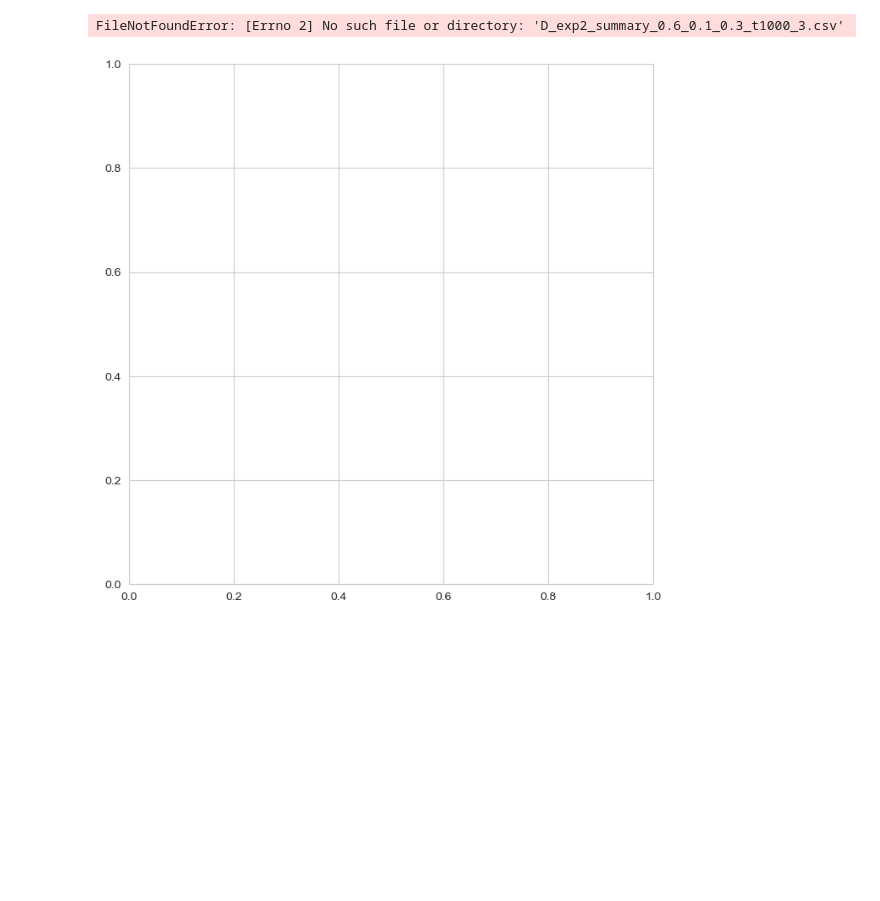
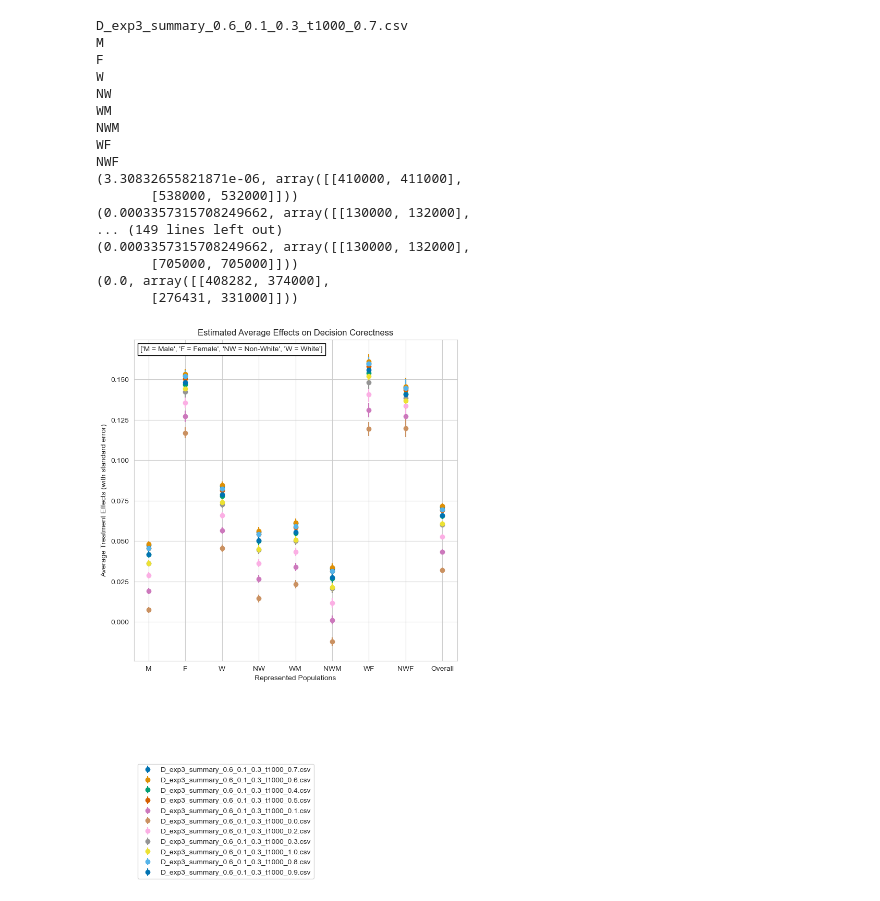
Before and after one commit to rajiinio/exp-design-human-decisions, a Jupyter notebook: ai_human_data_analysis_actual.ipynb, the cells around one changed output. Drawn from its saved outputs; the diff is of its cells as text; code cells hidden in the pictures; blank space fills up the shorter version.

```diff
--- a/ai_human_data_analysis_actual.ipynb
+++ b/ai_human_data_analysis_actual.ipynb
@@ -198,48 +157,72 @@ index={"estimated_effect_y":0, "estimated_effect_d":1, "estimated_effect_dcorr":
 
 
 #files_exp3_1k = #["D_exp3_summary_0.6_0.1_0.3_t1000_3.csv", "D_exp3_summary_0.6_0.1_0.3_t1000_4.csv", "D_exp3_summary_0.6_0.1_0.3_t1000_5.csv", "D_exp3_summary_0.6_0.1_0.3_t1000_6.csv"]
-files_exp3_10 = ["D_exp3_summary_0.6_0.1_0.3_t10_0.1.csv", "D_exp3_summary_0.6_0.1_0.3_t10_0.2.csv", "D_exp3_summary_0.6_0.1_0.3_t10_0.3.csv", "D_exp3_summary_0.6_0.1_0.3_t10_0.4.csv", "D_exp3_summary_0.6_0.1_0.3_t10_0.5.csv", "D_exp3_summary_0.6_0.1_0.3_t10_0.6.csv", "D_exp3_summary_0.6_0.1_0.3_t10_0.7.csv", "D_exp3_summary_0.6_0.1_0.3_t10_0.8.csv", "D_exp3_summary_0.6_0.1_0.3_t10_0.9.csv", "D_exp3_summary_0.6_0.1_0.3_t10_1.0.csv"]
-files_exp2_1k = ["D_exp2_summary_0.6_0.1_0.3_t1000_3.csv", "D_exp2_summary_0.6_0.1_0.3_t1000_4.csv", "D_exp2_summary_0.6_0.1_0.3_t1000_5.csv", "D_exp2_summary_0.6_0.1_0.3_t1000_6.csv"]
-files_exp2_10 = ["D_exp2_summary_0.6_0.1_0.3_t10_3.csv", "D_exp2_summary_0.6_0.1_0.3_t10_4.csv", "D_exp2_summary_0.6_0.1_0.3_t10_5.csv", "D_exp2_summary_0.6_0.1_0.3_t10_6.csv"]
-files_exp1_10 = ["exp_summaryx_0.5_0.5_t10.csv", "exp_summaryx_0.6_0.1_0.3_t10.csv", "exp_summaryx_0.333_0.333_0.333_t10.csv", "exp_summaryx_0.999999999_1e-07_t10.csv"]
-files_exp1_1k = ["exp_summaryx_0.5_0.5_t1000.csv", "exp_summaryx_0.6_0.1_0.3_t1000.csv", "exp_summaryx_0.333_0.333_0.333_t1000.csv", "exp_summaryx_0.999999999_1e-07_t1000.csv"]
+#files_exp3_10 = ["D_exp3_summary_0.6_0.1_0.3_t10_0.1.csv", "D_exp3_summary_0.6_0.1_0.3_t10_0.2.csv", "D_exp3_summary_0.6_0.1_0.3_t10_0.3.csv", "D_exp3_summary_0.6_0.1_0.3_t10_0.4.csv", "D_exp3_summary_0.6_0.1_0.3_t10_0.5.csv", "D_exp3_summary_0.6_0.1_0.3_t10_0.6.csv", "D_exp3_summary_0.6_0.1_0.3_t10_0.7.csv", "D_exp3_summary_0.6_0.1_0.3_t10_0.8.csv", "D_exp3_summary_0.6_0.1_0.3_t10_0.9.csv", "D_exp3_summary_0.6_0.1_0.3_t10_1.0.csv"]
+#files_exp2_1k = ["D_exp2_summary_0.6_0.1_0.3_t1000_3.csv", "D_exp2_summary_0.6_0.1_0.3_t1000_4.csv", "D_exp2_summary_0.6_0.1_0.3_t1000_5.csv", "D_exp2_summary_0.6_0.1_0.3_t1000_6.csv"]
+#files_exp2_10 = ["D_exp2_summary_0.6_0.1_0.3_t10_3.csv", "D_exp2_summary_0.6_0.1_0.3_t10_4.csv", "D_exp2_summary_0.6_0.1_0.3_t10_5.csv", "D_exp2_summary_0.6_0.1_0.3_t10_6.csv"]
+#files_exp1_10 = ["exp_summaryx_0.5_0.5_t10.csv", "exp_summaryx_0.6_0.1_0.3_t10.csv", "exp_summaryx_0.333_0.333_0.333_t10.csv", "exp_summaryx_0.999999999_1e-07_t10.csv"]
+#files_exp1_1k = ["exp_summaryx_0.5_0.5_t1000.csv", "exp_summaryx_0.6_0.1_0.3_t1000.csv", "exp_summaryx_0.333_0.333_0.333_t1000.csv", "exp_summaryx_0.999999999_1e-07_t1000.csv"]
+
+exp1_folder = "/Users/inioluwaraji/Downloads/aihuman 2 _copy copy/Experiment 1 Results/"
+exp2_folder = "/Users/inioluwaraji/Downloads/aihuman 2 _copy copy/Experiment 2 Results/"
+exp3_folder = "/Users/inioluwaraji/Downloads/aihuman 2 _copy copy/Experiment 3 Results/"
 
 i = 0
 fig, ax = plt.subplots(figsize=(8, 8))
 
-for file in files_exp2_1k:
+for file in os.listdir(exp3_folder):
+
+    if ("_0.6_0.1_0.3_t1000" not in file) or ("_non_linear" in file):
+        continue
 
     exp_idx = file.split("_summary")[0]
-    df = pd.read_csv(file)
+    print(file)
+    df = pd.read_csv(exp3_folder+file)
     res = get_res(df, exp_idx)
     print(stat_test(df, "y"))
     print(stat_test(df, "d"))
     print(stat_test(df, "corr_d"))
 
     a = res.keys()
     b = list()
     c = list()
 
-    idx = index["estimated_effect_d"]
+    idx = index["estimated_effect_dcorr"]
     for k in res.keys():
         b.append(res[k][idx][0])
         c.append(res[k][idx][1])
 
     ax.errorbar(a, b, yerr=c, fmt="o", label=file) #color=colors[i],
     #plt.savefig(file+'_decisions_1k.png')
     i+=1
 
-plt.title("Estimated Average Effects on Decisions")
+plt.title("Estimated Average Effects on Decision Corectness")
 plt.xlabel("Represented Populations")
 plt.ylabel("Average Treatment Effects (with standard error)")
 plt.legend(loc='center left', bbox_to_anchor=(0, -0.5)) #numpoints=1, ncol=3, fontsize=8) #loc='center left', bbox_to_anchor=(1, 0.5)
-plt.tight_layout()
+#plt.tight_layout()
 
 at = AnchoredText(['M = Male', 'F = Female', "NW = Non-White", "W = White"],
                   prop=dict(size=10), frameon=True, loc='upper left')
 ax.add_artist(at)
-#plt.savefig('exp3_decisions_10.png')
+plt.savefig('exp3_decision_correctness_1k.png', bbox_inches='tight')
 plt.show()
 # %% [output]
-FileNotFoundError: [Errno 2] No such file or directory: 'D_exp2_summary_0.6_0.1_0.3_t1000_3.csv'
+D_exp3_summary_0.6_0.1_0.3_t1000_0.7.csv
+M
+F
+W
+NW
+WM
+NWM
+WF
+NWF
+(3.30832655821871e-06, array([[410000, 411000],
+       [538000, 532000]]))
+(0.0003357315708249662, array([[130000, 132000],
+... (149 lines left out)
+(0.0003357315708249662, array([[130000, 132000],
+       [705000, 705000]]))
+(0.0, array([[408282, 374000],
+       [276431, 331000]]))
-[figure, old version]
+[figure, new version]
```
Also changed, not shown: parts of 2 cells of this notebook, 1 other file.
